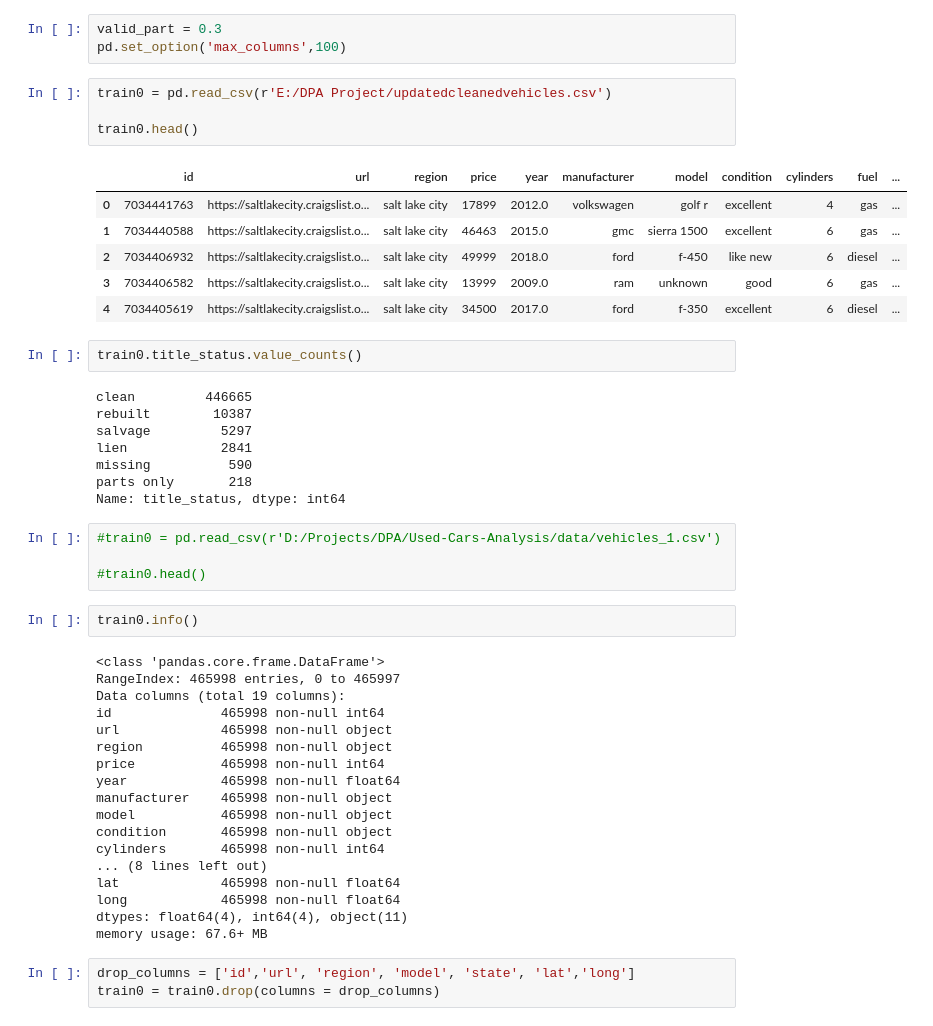
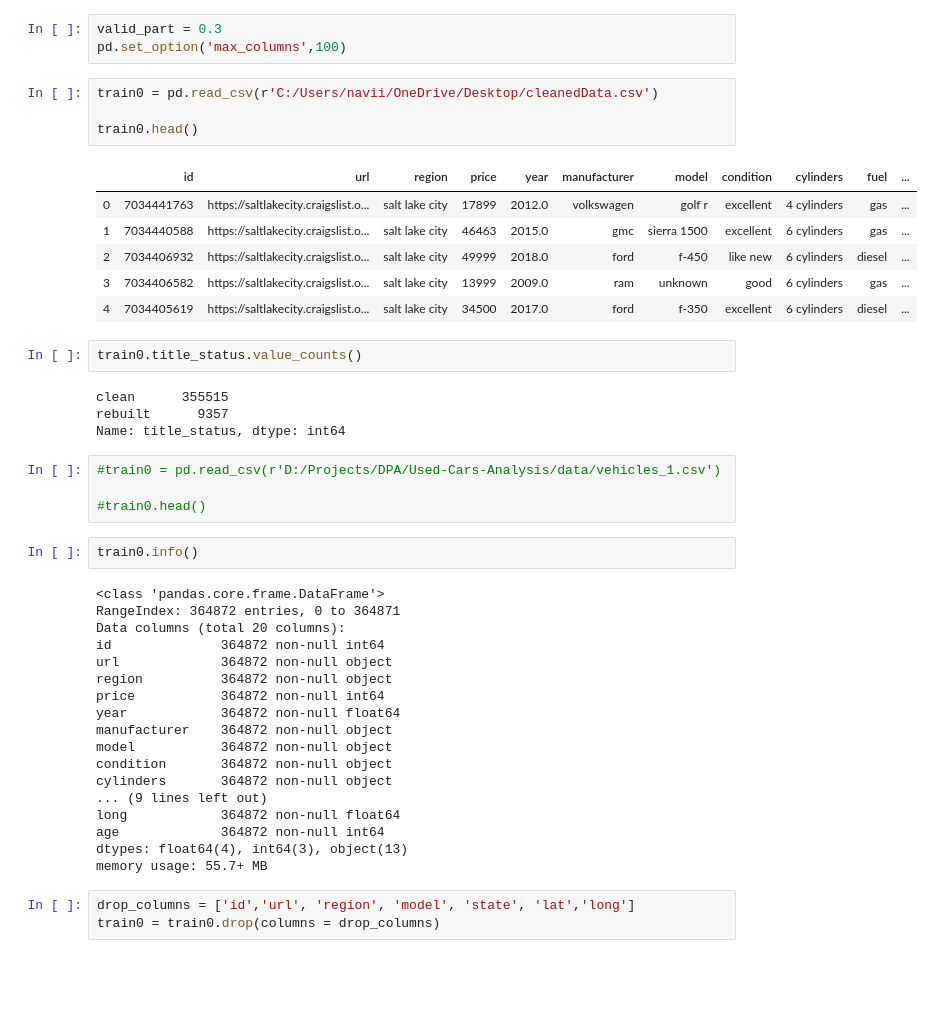
Before and after one commit to sukesh-reddy/Used-Cars-Analysis, a Jupyter notebook: modelling.ipynb, the cells around one changed output. Cells and saved outputs as stored; diff of their text form; blank space fills up the shorter version.

```diff
--- a/modelling.ipynb
+++ b/modelling.ipynb
@@ -371,25 +371,21 @@ warnings.filterwarnings("ignore")
 valid_part = 0.3
 pd.set_option('max_columns',100)
 # %%
-train0 = pd.read_csv(r'E:/DPA Project/updatedcleanedvehicles.csv')
+train0 = pd.read_csv(r'C:/Users/navii/OneDrive/Desktop/cleanedData.csv')
 
 train0.head()
 # %% [output]
 |  | id | url | region | price | year | manufacturer | model | condition | cylinders | fuel | ... |
-| 0 | 7034441763 | https://saltlakecity.craigslist.o... | salt lake city | 17899 | 2012.0 | volkswagen | golf r | excellent | 4 | gas | ... |
-| 1 | 7034440588 | https://saltlakecity.craigslist.o... | salt lake city | 46463 | 2015.0 | gmc | sierra 1500 | excellent | 6 | gas | ... |
-| 2 | 7034406932 | https://saltlakecity.craigslist.o... | salt lake city | 49999 | 2018.0 | ford | f-450 | like new | 6 | diesel | ... |
-| 3 | 7034406582 | https://saltlakecity.craigslist.o... | salt lake city | 13999 | 2009.0 | ram | unknown | good | 6 | gas | ... |
-| 4 | 7034405619 | https://saltlakecity.craigslist.o... | salt lake city | 34500 | 2017.0 | ford | f-350 | excellent | 6 | diesel | ... |
+| 0 | 7034441763 | https://saltlakecity.craigslist.o... | salt lake city | 17899 | 2012.0 | volkswagen | golf r | excellent | 4 cylinders | gas | ... |
+| 1 | 7034440588 | https://saltlakecity.craigslist.o... | salt lake city | 46463 | 2015.0 | gmc | sierra 1500 | excellent | 6 cylinders | gas | ... |
+| 2 | 7034406932 | https://saltlakecity.craigslist.o... | salt lake city | 49999 | 2018.0 | ford | f-450 | like new | 6 cylinders | diesel | ... |
+| 3 | 7034406582 | https://saltlakecity.craigslist.o... | salt lake city | 13999 | 2009.0 | ram | unknown | good | 6 cylinders | gas | ... |
+| 4 | 7034405619 | https://saltlakecity.craigslist.o... | salt lake city | 34500 | 2017.0 | ford | f-350 | excellent | 6 cylinders | diesel | ... |
 # %%
 train0.title_status.value_counts()
 # %% [output]
-clean         446665
-rebuilt        10387
-salvage         5297
-lien            2841
-missing          590
-parts only       218
+clean      355515
+rebuilt      9357
 Name: title_status, dtype: int64
 # %%
 #train0 = pd.read_csv(r'D:/Projects/DPA/Used-Cars-Analysis/data/vehicles_1.csv')
@@ -399,22 +395,22 @@ Name: title_status, dtype: int64
 train0.info()
 # %% [output]
 <class 'pandas.core.frame.DataFrame'>
-RangeIndex: 465998 entries, 0 to 465997
-Data columns (total 19 columns):
-id              465998 non-null int64
-url             465998 non-null object
-region          465998 non-null object
-price           465998 non-null int64
-year            465998 non-null float64
-manufacturer    465998 non-null object
-model           465998 non-null object
-condition       465998 non-null object
-cylinders       465998 non-null int64
-... (8 lines left out)
-lat             465998 non-null float64
-long            465998 non-null float64
-dtypes: float64(4), int64(4), object(11)
-memory usage: 67.6+ MB
+RangeIndex: 364872 entries, 0 to 364871
+Data columns (total 20 columns):
+id              364872 non-null int64
+url             364872 non-null object
+region          364872 non-null object
+price           364872 non-null int64
+year            364872 non-null float64
+manufacturer    364872 non-null object
+model           364872 non-null object
+condition       364872 non-null object
+cylinders       364872 non-null object
+... (9 lines left out)
+long            364872 non-null float64
+age             364872 non-null int64
+dtypes: float64(4), int64(3), object(13)
+memory usage: 55.7+ MB
 # %%
 drop_columns = ['id','url', 'region', 'model', 'state', 'lat','long']
 train0 = train0.drop(columns = drop_columns)
```
Also changed, not shown: parts of 17 cells of this notebook.
